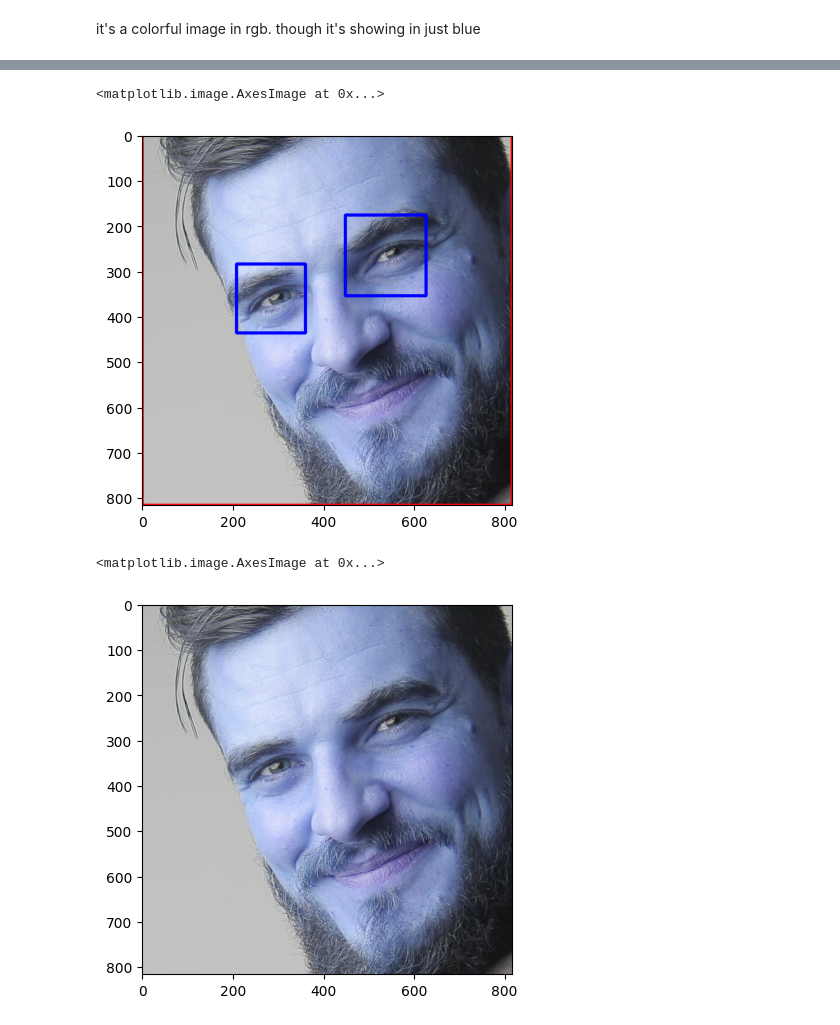
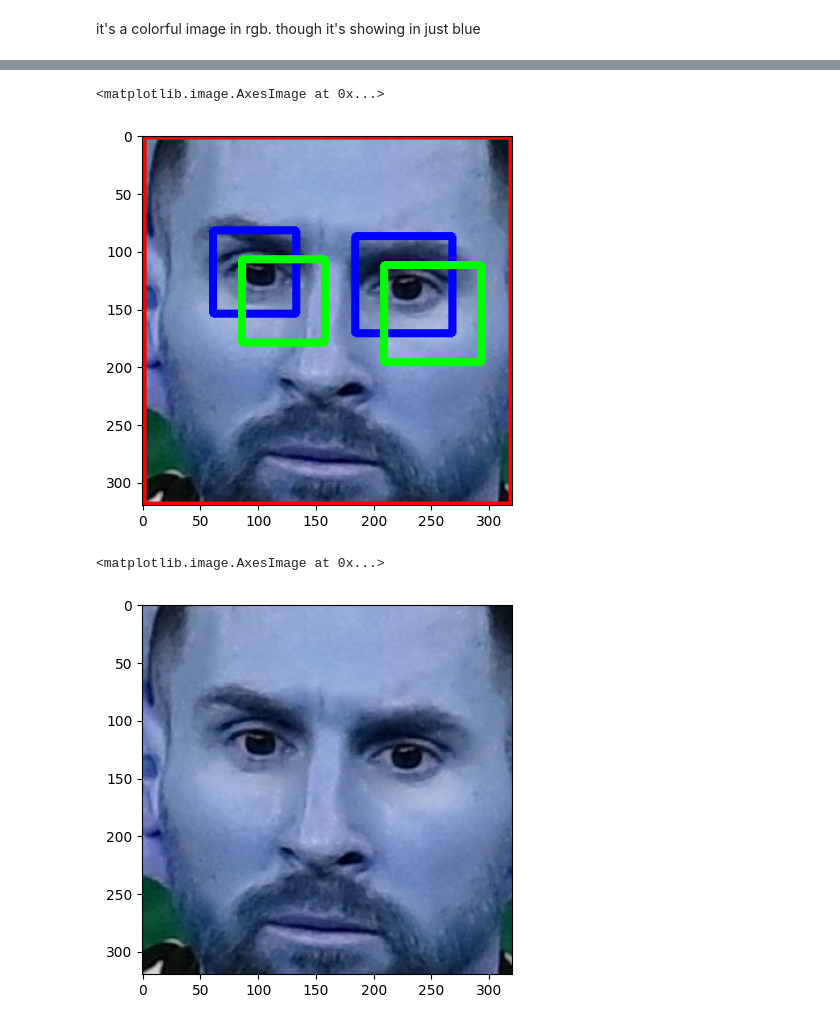
Before and after one commit to mashrafi02/Python-Data-science-Machine-learning, a Jupyter notebook: chapter 43 opencv/facedetection.ipynb, the cells around one changed output, grey strips where cells are left out. Cells and saved outputs as stored; diff of their text form; code cells hidden in the pictures.

```diff
--- a/chapter 43 opencv/facedetection.ipynb
+++ b/chapter 43 opencv/facedetection.ipynb
@@ -7,6 +8,6 @@ import matplotlib.pyplot as plt
 import warnings
 warnings.filterwarnings('ignore')
 # %%
-img = cv2.imread('test.jpg')
+img = cv2.imread('lionel messi14.png')
 img.shape
 # %% [output]
@@ -84,7 +85,7 @@ plt.show()
 plt.imshow(roi_color, cmap='gray')
 # %% [output]
 <matplotlib.image.AxesImage at 0x...>
-[figure, old version]
+[figure, new version]
 # %%
 def get_cropped_image_for_2_eyes(image_path):
     img_main = cv2.imread(image_path)
@@ -96,8 +97,8 @@ def get_cropped_image_for_2_eyes(image_path):
         if len(eyes_gray) >=2:
             return roi_color
 # %%
-cropped_img = get_cropped_image_for_2_eyes('test.jpg')
+cropped_img = get_cropped_image_for_2_eyes('lionel messi14.png')
 plt.imshow(cropped_img, cmap='gray')
 # %% [output]
 <matplotlib.image.AxesImage at 0x...>
-[figure, old version]
+[figure, new version]
```
Also changed, not shown: parts of 13 cells of this notebook, 2 other files.
